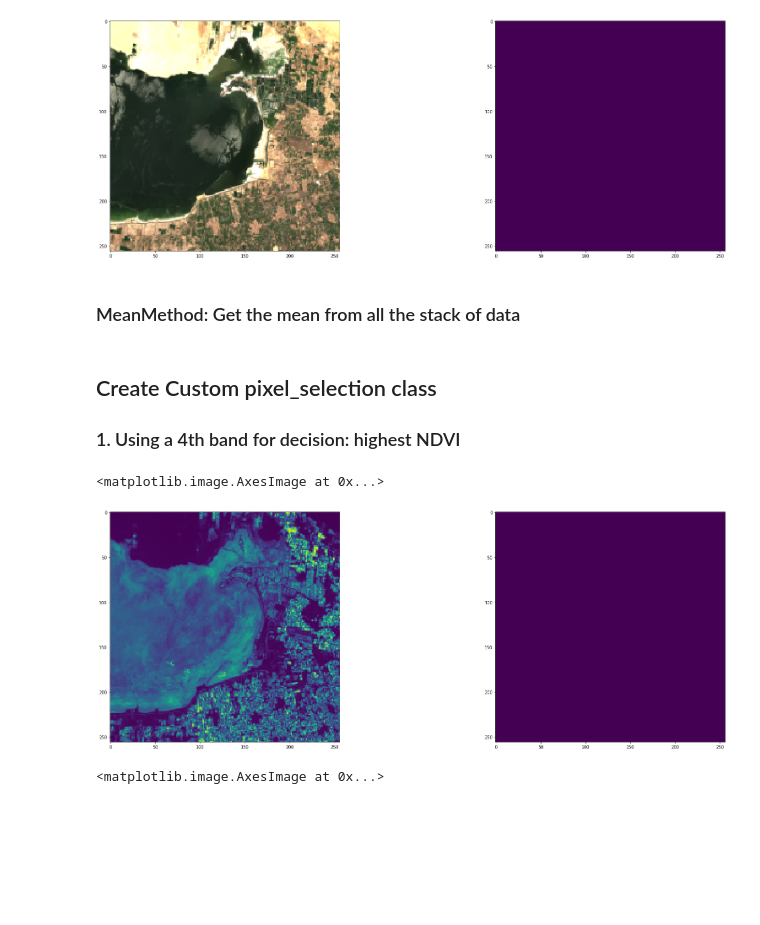
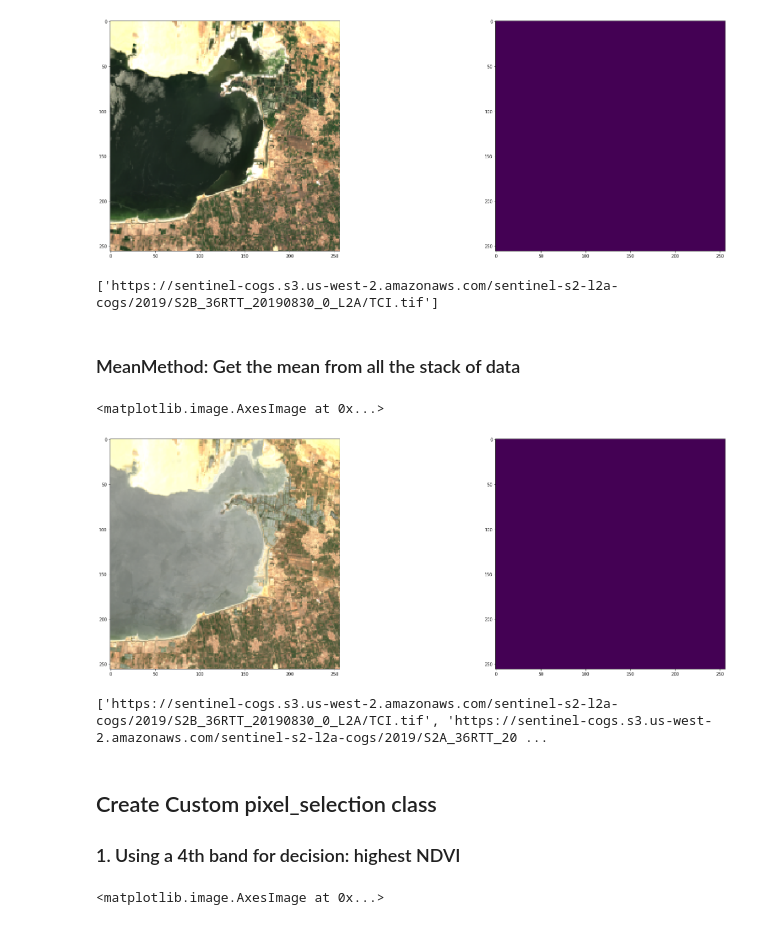
Before and after one commit to cogeotiff/rio-tiler, a Jupyter notebook: Notebook/Using-rio-tiler-mosaic.ipynb, the cells around one changed output. Saved outputs shown, nothing was run; the diff lists cells and outputs as text; code cells hidden in the pictures; blank space fills up the shorter version.

Commit message:
add "used_assets" to the mosaic reader output

```diff
--- a/Notebook/Using-rio-tiler-mosaic.ipynb
+++ b/Notebook/Using-rio-tiler-mosaic.ipynb
@@ -216,27 +215,38 @@ ax.imshow(mask)
 # %% [output]
 <matplotlib.image.AxesImage at 0x...>
 [figure]
+# %%
+print(assets_used)
+# %% [output]
+['https://sentinel-cogs.s3.us-west-2.amazonaws.com/sentinel-s2-l2a-cogs/2019/S2B_36RTT_20190830_0_L2A/TCI.tif']
 # %% [markdown]
 ### MeanMethod: Get the mean from all the stack of data
 # %%
 tile = tiles[0]
 
-tile, mask = mosaic_reader(
+(tile, mask), assets_used = mosaic_reader(
     assets,
     tiler,
     tile.x,
     tile.y,
     tile.z,
     pixel_selection=defaults.MeanMethod(),
 )
 
 fig = figure(figsize=(30, 10))
 
 ax = fig.add_subplot(1, 2, 1)
 ax.imshow(reshape_as_image(tile))
 
 ax = fig.add_subplot(1, 2, 2)
 ax.imshow(mask)
+# %% [output]
+<matplotlib.image.AxesImage at 0x...>
+[figure, added]
+# %%
+print(assets_used)
+# %% [output]
+['https://sentinel-cogs.s3.us-west-2.amazonaws.com/sentinel-s2-l2a-cogs/2019/S2B_36RTT_20190830_0_L2A/TCI.tif', 'https://sentinel-cogs.s3.us-west-2.amazonaws.com/sentinel-s2-l2a-cogs/2019/S2A_36RTT_20 ...
 # %% [markdown]
 ## Create Custom pixel_selection class
 
@@ -253,7 +263,7 @@ def custom_tiler(asset, *args, **kwargs):
 
 tile = tiles[0]
 
-tile, mask = mosaic_reader(
+(tile, mask), assets_used = mosaic_reader(
     stac_assets,
     custom_tiler,
     tile.x,
@@ -271,9 +281,6 @@ ax.imshow(tile[0])
 
 ax = fig.add_subplot(1, 2, 2)
 ax.imshow(mask)
-# %% [output]
-<matplotlib.image.AxesImage at 0x...>
-[figure, removed]
 # %%
 # We create a custom tiler function that will read the TCI asset and add a 4th representing the NDVI
 def custom_tiler(asset, *args, **kwargs):
```
Also changed, not shown: parts of 3 cells of this notebook, 5 other files.
